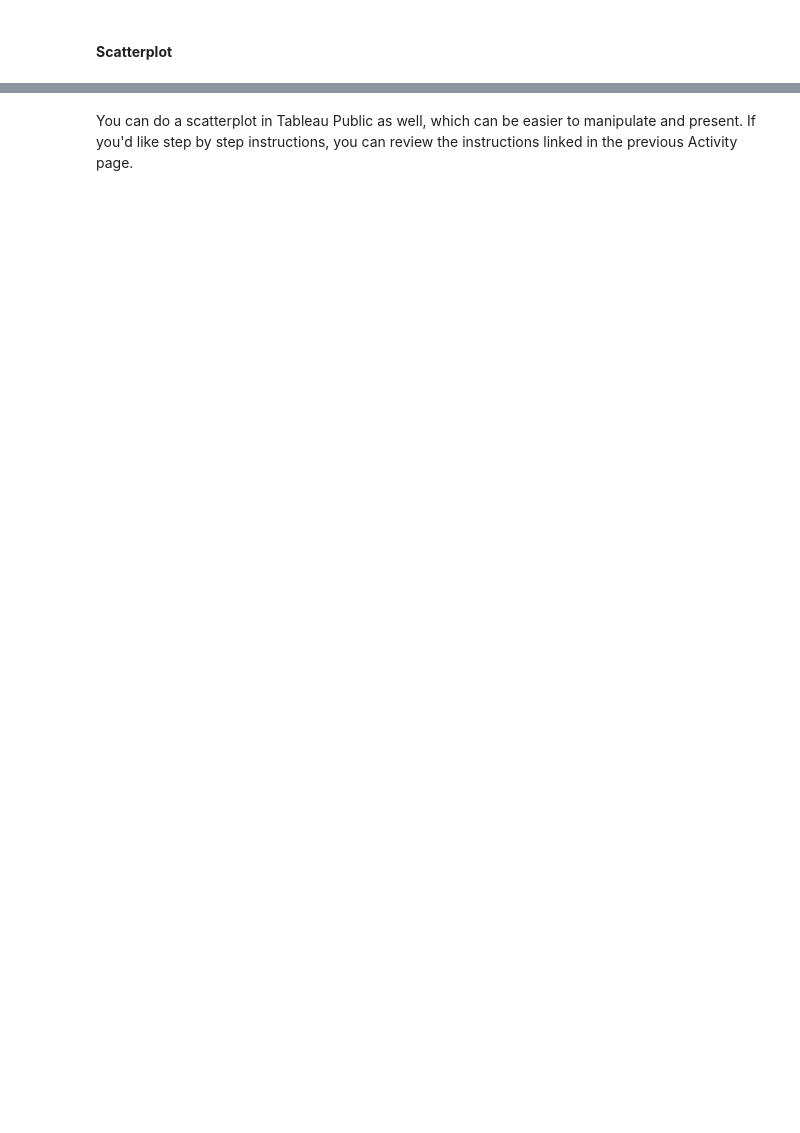
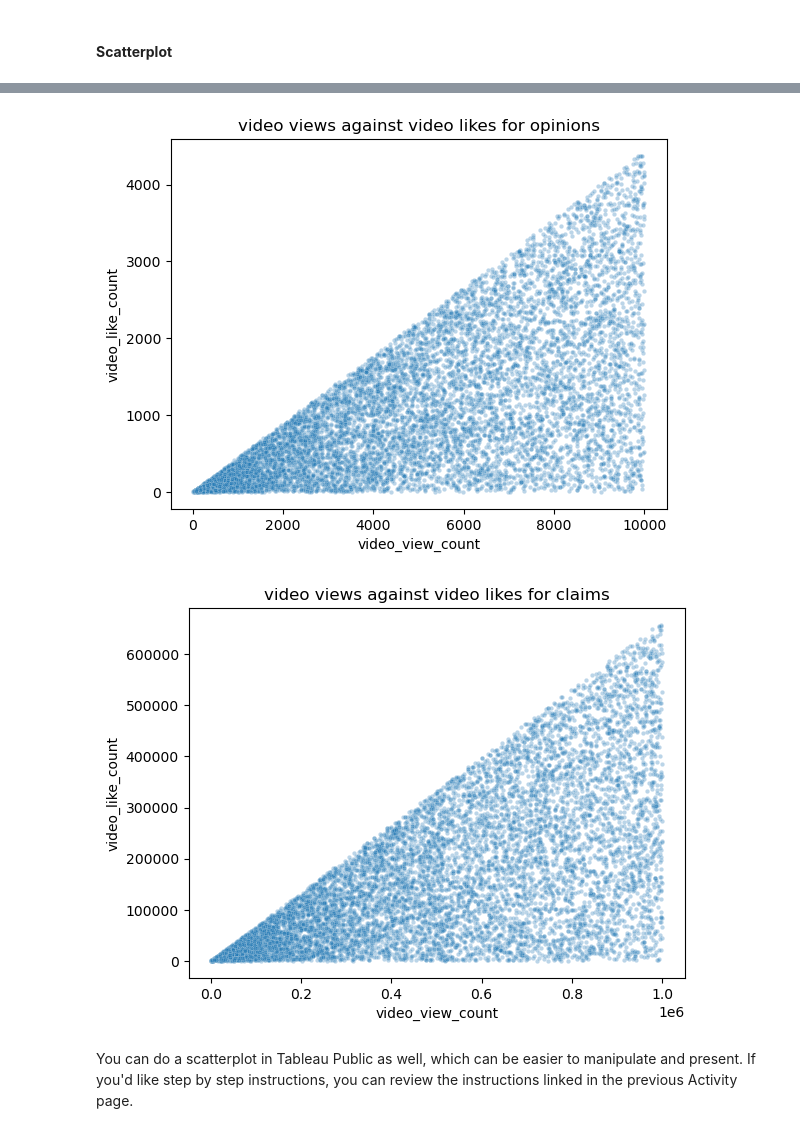
Before and after one commit to pakkaii/resume, a Jupyter notebook: Course 3 Proj/Activity_Course 3 TikTok project lab.ipynb, the cells around one changed output, grey strips where cells are left out. Drawn from its saved outputs; the diff is of its cells as text; code cells hidden in the pictures; blank space fills up the shorter version.

```diff
--- a/Course 3 Proj/Activity_Course 3 TikTok project lab.ipynb
+++ b/Course 3 Proj/Activity_Course 3 TikTok project lab.ipynb
@@ -490,3 +518,20 @@ Number of outliers, video_comment_count: ___
+# %%
+# Create a scatterplot of `video_view_count` versus `video_like_count` for opinions only
+opinion = data[data['claim_status']=='opinion']
+sns.scatterplot(x=opinion["video_view_count"], y=opinion["video_like_count"],
+                 s=10, alpha=.3)
+plt.title("video views against video likes for opinions")
+plt.show()
+
+# Create a scatterplot of `video_view_count` versus `video_like_count` for claims only
+opinion = data[data['claim_status']=='claim']
+sns.scatterplot(x=opinion["video_view_count"], y=opinion["video_like_count"],
+                 s=10, alpha=.3)
+plt.title("video views against video likes for claims")
+plt.show()
+# %% [output]
+[figure, added]
+[figure, added]
 # %% [markdown]
 You can do a scatterplot in Tableau Public as well, which can be easier to manipulate and present. If you'd like step by step instructions, you can review the instructions linked in the previous Activity page.
 # %% [markdown]
```
Also changed, not shown: parts of 11 cells of this notebook.
